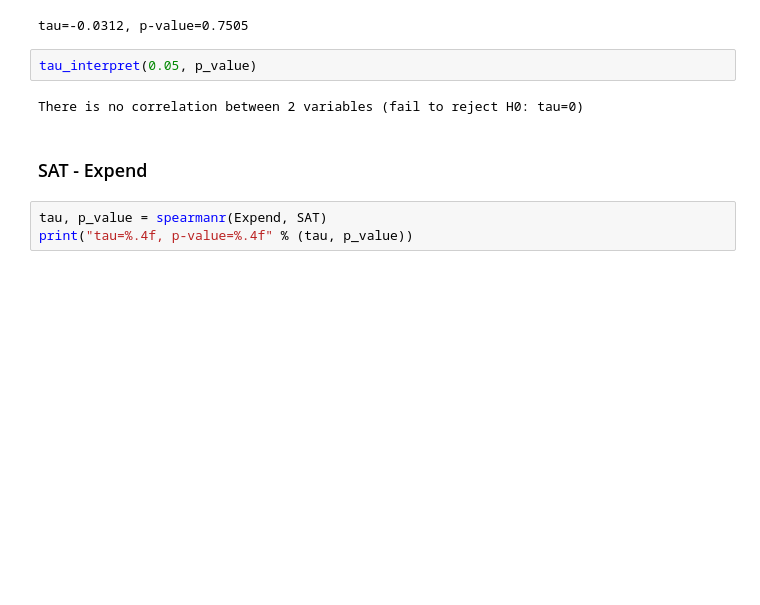
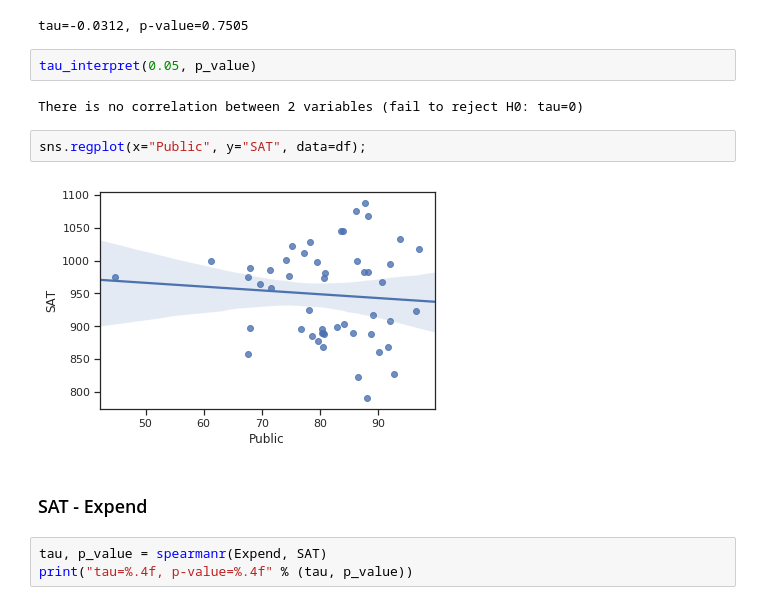
Before and after one commit to icerealm/SAT, a Jupyter notebook: SAT.ipynb, the cells around one changed output. Drawn from its saved outputs; the diff is of its cells as text; blank space fills up the shorter version.

```diff
--- a/SAT.ipynb
+++ b/SAT.ipynb
@@ -293,6 +277,10 @@ tau=-0.0312, p-value=0.7505
 tau_interpret(0.05, p_value)
 # %% [output]
 There is no correlation between 2 variables (fail to reject H0: tau=0)
+# %%
+sns.regplot(x="Public", y="SAT", data=df);
+# %% [output]
+[figure, added]
 # %% [markdown]
 ### SAT - Expend
 # %%
```
Also changed, not shown: parts of 13 cells of this notebook.
